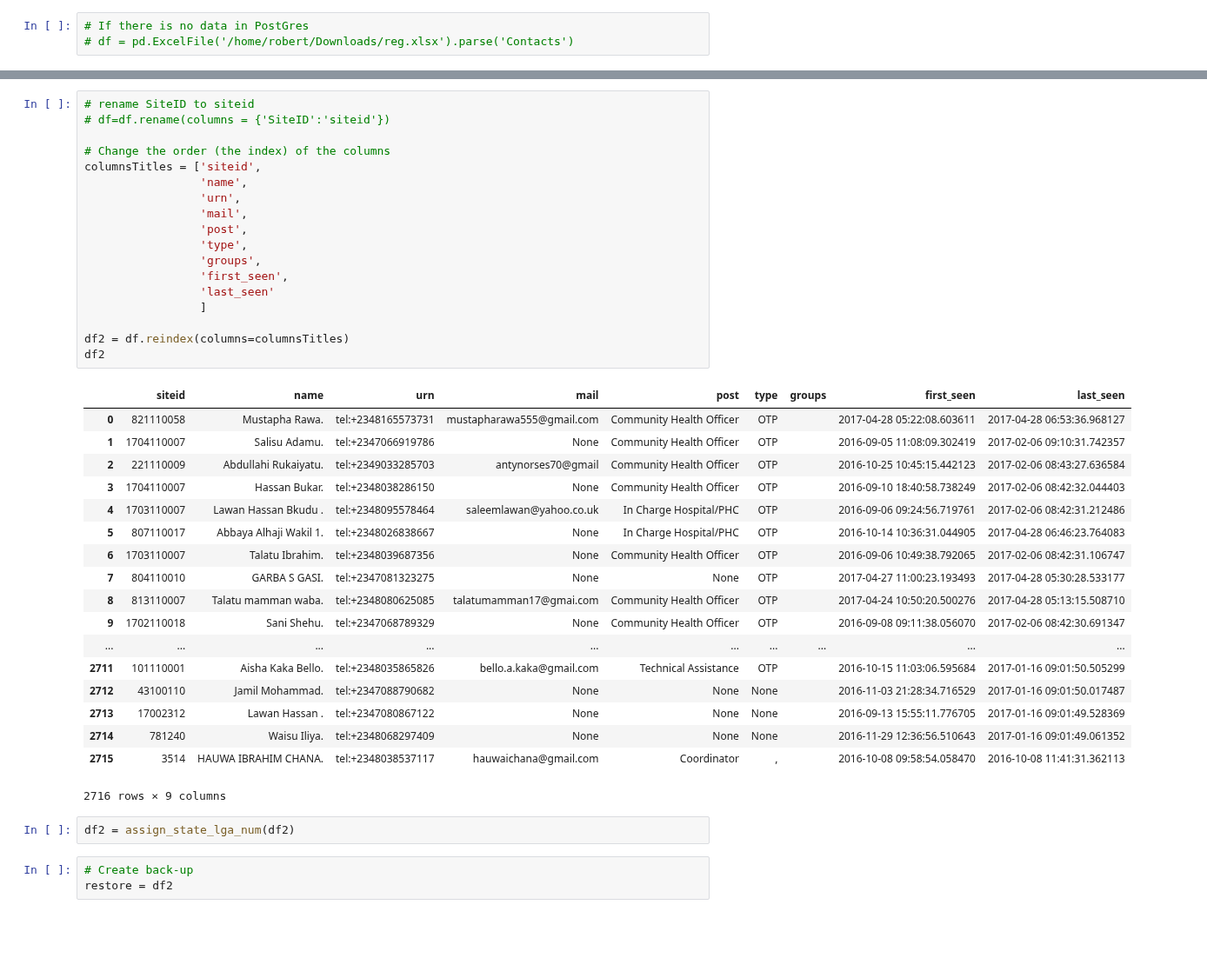
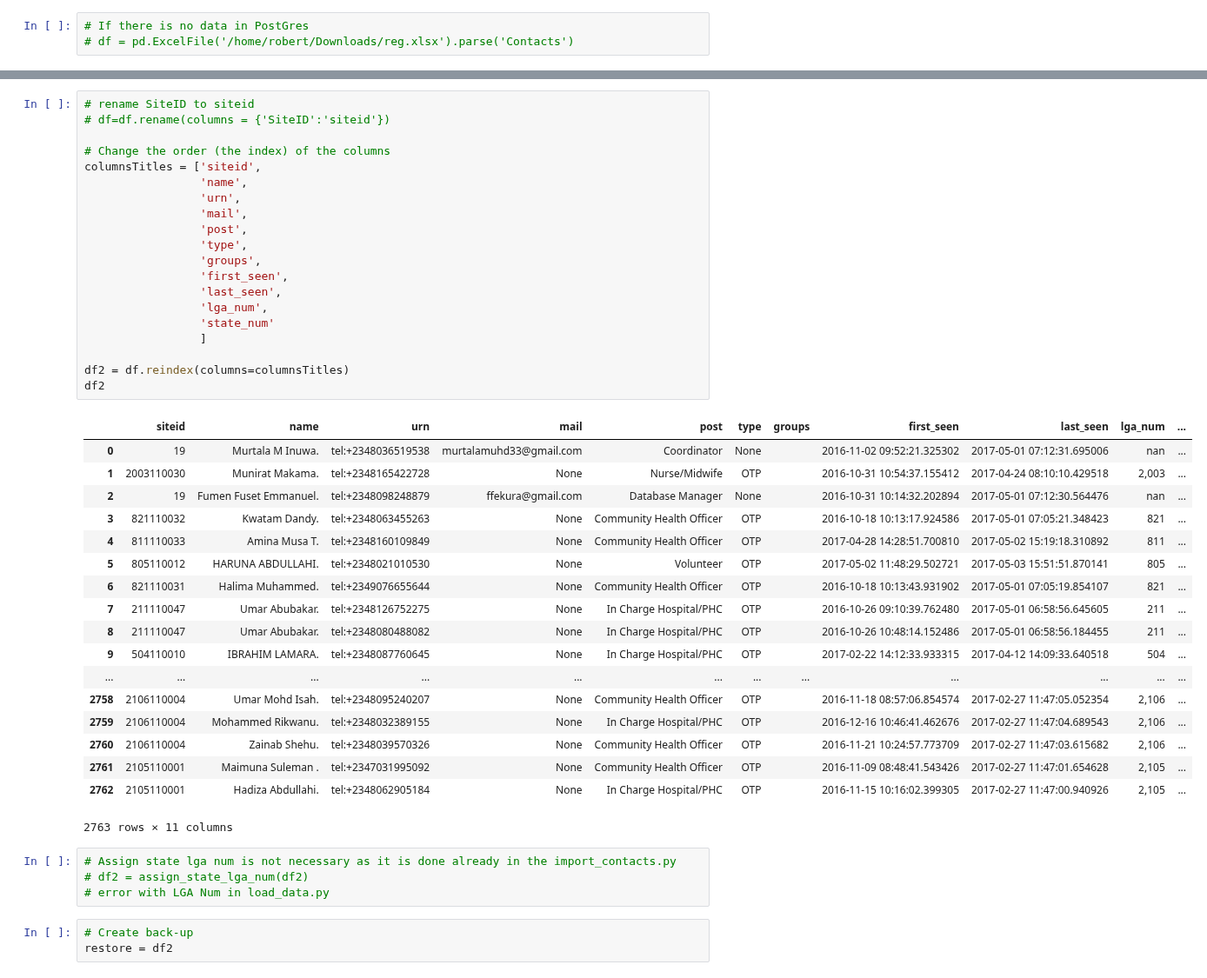
Before and after one commit to RobertJohnston/IMAM, a Jupyter notebook: IMAM Supervision database.ipynb, the cells around one changed output, grey strips where cells are left out. Shown at 87% size. Saved outputs shown, nothing was run; the diff lists cells and outputs as text; blank space fills up the shorter version.

```diff
--- a/IMAM Supervision database.ipynb
+++ b/IMAM Supervision database.ipynb
@@ -100,42 +77,46 @@ rename_cols(df)
 # %%
 # rename SiteID to siteid
 # df=df.rename(columns = {'SiteID':'siteid'})
 
 # Change the order (the index) of the columns
 columnsTitles = ['siteid',
                  'name',
                  'urn',
                  'mail',
                  'post',
                  'type',
                  'groups',
                  'first_seen',
-                 'last_seen'
+                 'last_seen',
+                 'lga_num',
+                 'state_num'
                  ]
 
 df2 = df.reindex(columns=columnsTitles)
 df2
 # %% [output]
-|  | siteid | name | urn | mail | post | type | groups | first_seen | last_seen |
-| 0 | 821110058 | Mustapha Rawa. | tel:+2348165573731 | mustapharawa555@gmail.com | Community Health Officer | OTP |  | 2017-04-28 05:22:08.603611 | 2017-04-28 06:53:36.968127 |
-| 1 | 1704110007 | Salisu Adamu. | tel:+2347066919786 | None | Community Health Officer | OTP |  | 2016-09-05 11:08:09.302419 | 2017-02-06 09:10:31.742357 |
-| 2 | 221110009 | Abdullahi Rukaiyatu. | tel:+2349033285703 | antynorses70@gmail | Community Health Officer | OTP |  | 2016-10-25 10:45:15.442123 | 2017-02-06 08:43:27.636584 |
-| 3 | 1704110007 | Hassan Bukar. | tel:+2348038286150 | None | Community Health Officer | OTP |  | 2016-09-10 18:40:58.738249 | 2017-02-06 08:42:32.044403 |
-| 4 | 1703110007 | Lawan Hassan Bkudu . | tel:+2348095578464 | saleemlawan@yahoo.co.uk | In Charge Hospital/PHC | OTP |  | 2016-09-06 09:24:56.719761 | 2017-02-06 08:42:31.212486 |
-| 5 | 807110017 | Abbaya Alhaji Wakil 1. | tel:+2348026838667 | None | In Charge Hospital/PHC | OTP |  | 2016-10-14 10:36:31.044905 | 2017-04-28 06:46:23.764083 |
-| 6 | 1703110007 | Talatu Ibrahim. | tel:+2348039687356 | None | Community Health Officer | OTP |  | 2016-09-06 10:49:38.792065 | 2017-02-06 08:42:31.106747 |
-| 7 | 804110010 | GARBA S GASI. | tel:+2347081323275 | None | None | OTP |  | 2017-04-27 11:00:23.193493 | 2017-04-28 05:30:28.533177 |
-| 8 | 813110007 | Talatu mamman waba. | tel:+2348080625085 | talatumamman17@gmai.com | Community Health Officer | OTP |  | 2017-04-24 10:50:20.500276 | 2017-04-28 05:13:15.508710 |
-| 9 | 1702110018 | Sani Shehu. | tel:+2347068789329 | None | Community Health Officer | OTP |  | 2016-09-08 09:11:38.056070 | 2017-02-06 08:42:30.691347 |
-| ... | ... | ... | ... | ... | ... | ... | ... | ... | ... |
-| 2711 | 101110001 | Aisha Kaka Bello. | tel:+2348035865826 | bello.a.kaka@gmail.com | Technical Assistance | OTP |  | 2016-10-15 11:03:06.595684 | 2017-01-16 09:01:50.505299 |
-| 2712 | 43100110 | Jamil Mohammad. | tel:+2347088790682 | None | None | None |  | 2016-11-03 21:28:34.716529 | 2017-01-16 09:01:50.017487 |
-| 2713 | 17002312 | Lawan Hassan . | tel:+2347080867122 | None | None | None |  | 2016-09-13 15:55:11.776705 | 2017-01-16 09:01:49.528369 |
-| 2714 | 781240 | Waisu Iliya. | tel:+2348068297409 | None | None | None |  | 2016-11-29 12:36:56.510643 | 2017-01-16 09:01:49.061352 |
-| 2715 | 3514 | HAUWA IBRAHIM CHANA. | tel:+2348038537117 | hauwaichana@gmail.com | Coordinator | , |  | 2016-10-08 09:58:54.058470 | 2016-10-08 11:41:31.362113 |
+|  | siteid | name | urn | mail | post | type | groups | first_seen | last_seen | lga_num | ... |
+| 0 | 19 | Murtala M Inuwa. | tel:+2348036519538 | murtalamuhd33@gmail.com | Coordinator | None |  | 2016-11-02 09:52:21.325302 | 2017-05-01 07:12:31.695006 | nan | ... |
+| 1 | 2003110030 | Munirat Makama. | tel:+2348165422728 | None | Nurse/Midwife | OTP |  | 2016-10-31 10:54:37.155412 | 2017-04-24 08:10:10.429518 | 2,003 | ... |
+| 2 | 19 | Fumen Fuset Emmanuel. | tel:+2348098248879 | ffekura@gmail.com | Database Manager | None |  | 2016-10-31 10:14:32.202894 | 2017-05-01 07:12:30.564476 | nan | ... |
+| 3 | 821110032 | Kwatam Dandy. | tel:+2348063455263 | None | Community Health Officer | OTP |  | 2016-10-18 10:13:17.924586 | 2017-05-01 07:05:21.348423 | 821 | ... |
+| 4 | 811110033 | Amina Musa T. | tel:+2348160109849 | None | Community Health Officer | OTP |  | 2017-04-28 14:28:51.700810 | 2017-05-02 15:19:18.310892 | 811 | ... |
+| 5 | 805110012 | HARUNA ABDULLAHI. | tel:+2348021010530 | None | Volunteer | OTP |  | 2017-05-02 11:48:29.502721 | 2017-05-03 15:51:51.870141 | 805 | ... |
+| 6 | 821110031 | Halima Muhammed. | tel:+2349076655644 | None | Community Health Officer | OTP |  | 2016-10-18 10:13:43.931902 | 2017-05-01 07:05:19.854107 | 821 | ... |
+| 7 | 211110047 | Umar Abubakar. | tel:+2348126752275 | None | In Charge Hospital/PHC | OTP |  | 2016-10-26 09:10:39.762480 | 2017-05-01 06:58:56.645605 | 211 | ... |
+| 8 | 211110047 | Umar Abubakar. | tel:+2348080488082 | None | In Charge Hospital/PHC | OTP |  | 2016-10-26 10:48:14.152486 | 2017-05-01 06:58:56.184455 | 211 | ... |
+| 9 | 504110010 | IBRAHIM LAMARA. | tel:+2348087760645 | None | In Charge Hospital/PHC | OTP |  | 2017-02-22 14:12:33.933315 | 2017-04-12 14:09:33.640518 | 504 | ... |
+| ... | ... | ... | ... | ... | ... | ... | ... | ... | ... | ... | ... |
+| 2758 | 2106110004 | Umar Mohd Isah. | tel:+2348095240207 | None | Community Health Officer | OTP |  | 2016-11-18 08:57:06.854574 | 2017-02-27 11:47:05.052354 | 2,106 | ... |
+| 2759 | 2106110004 | Mohammed Rikwanu. | tel:+2348032389155 | None | In Charge Hospital/PHC | OTP |  | 2016-12-16 10:46:41.462676 | 2017-02-27 11:47:04.689543 | 2,106 | ... |
+| 2760 | 2106110004 | Zainab Shehu. | tel:+2348039570326 | None | Community Health Officer | OTP |  | 2016-11-21 10:24:57.773709 | 2017-02-27 11:47:03.615682 | 2,106 | ... |
+| 2761 | 2105110001 | Maimuna Suleman . | tel:+2347031995092 | None | Community Health Officer | OTP |  | 2016-11-09 08:48:41.543426 | 2017-02-27 11:47:01.654628 | 2,105 | ... |
+| 2762 | 2105110001 | Hadiza Abdullahi. | tel:+2348062905184 | None | In Charge Hospital/PHC | OTP |  | 2016-11-15 10:16:02.399305 | 2017-02-27 11:47:00.940926 | 2,105 | ... |
-2716 rows × 9 columns
+2763 rows × 11 columns
-# %%
-df2 = assign_state_lga_num(df2)
+# %%
+# Assign state lga num is not necessary as it is done already in the import_contacts.py
+# df2 = assign_state_lga_num(df2)
+# error with LGA Num in load_data.py
 # %%
 # Create back-up
 restore = df2
```
Also changed, not shown: parts of 86 cells of this notebook.
